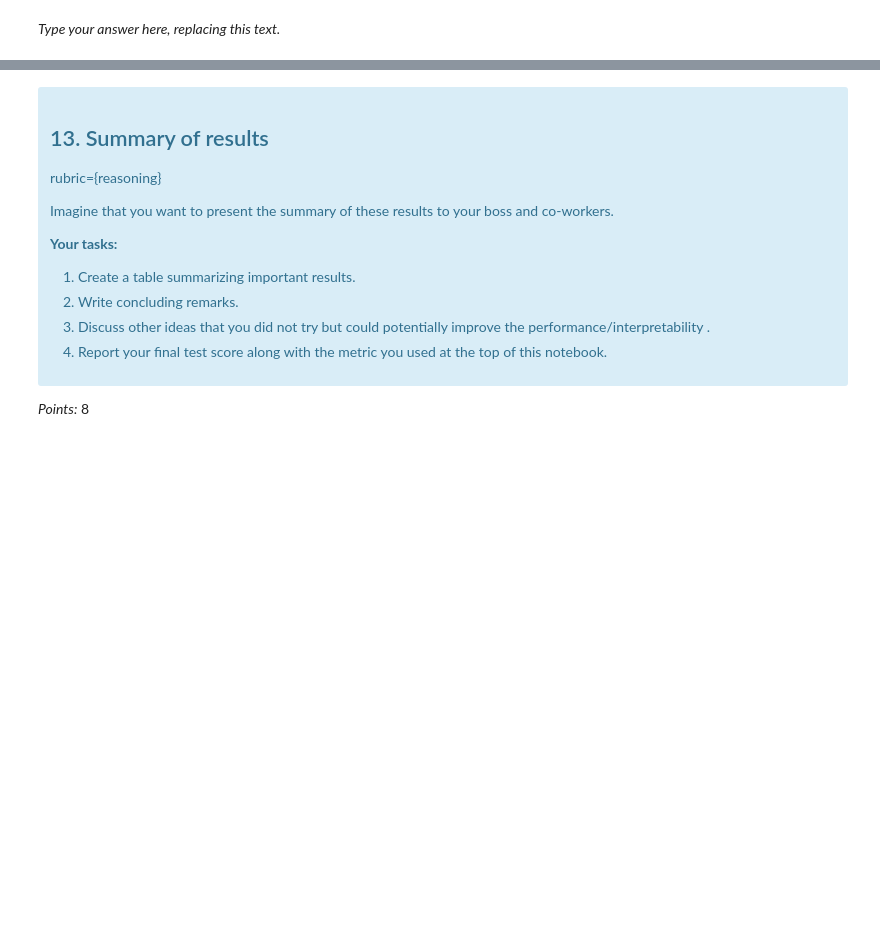
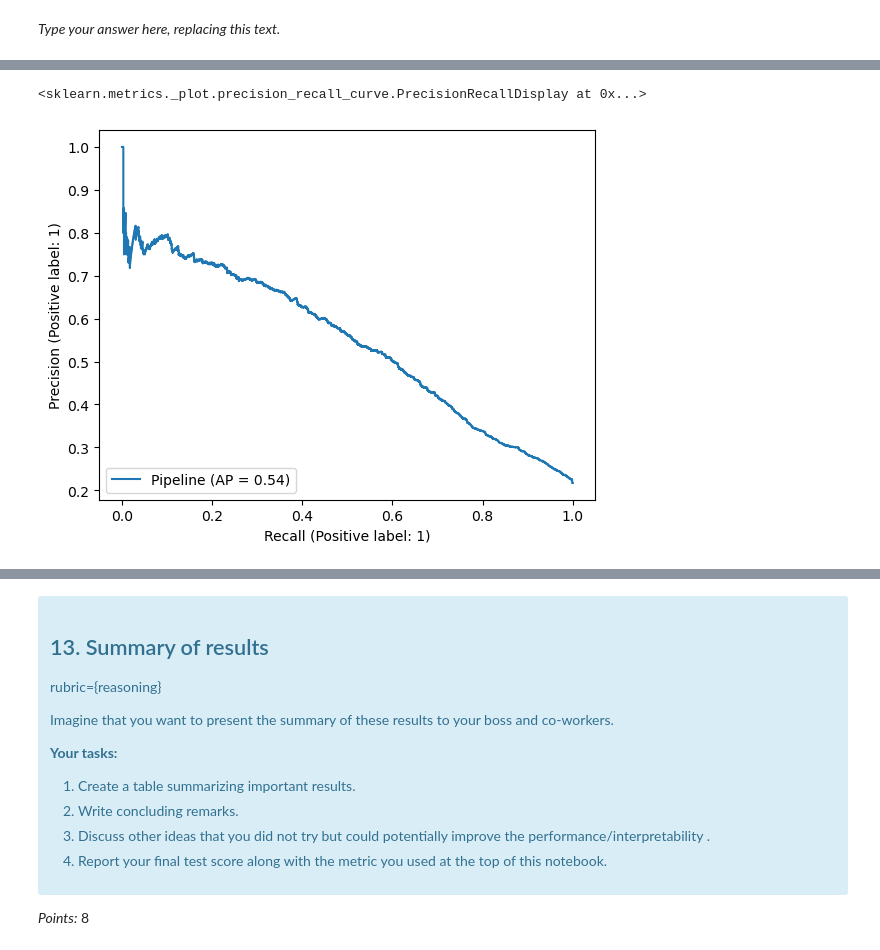
Before and after one commit to joeywwwu/573-lab4, a Jupyter notebook: lab4.ipynb, the cells around one changed output, grey strips where cells are left out. Saved outputs shown, nothing was run; the diff lists cells and outputs as text; code cells hidden in the pictures; blank space fills up the shorter version.

```diff
--- a/lab4.ipynb
+++ b/lab4.ipynb
@@ -661,0 +655,24 @@ _Type your answer here, replacing this text._
+# %%
+param_dist_rf = {
+    "randomforestclassifier__n_estimators": [10, 50, 100, 200],
+    "randomforestclassifier__max_depth": [None, 5, 10, 15, 20],
+    "randomforestclassifier__min_samples_split": [2, 5, 10, 20, 40],
+    "randomforestclassifier__max_features": [None, 'sqrt', 'log2'],
+    "randomforestclassifier__class_weight": [None, "balanced"]
+}
+
+random_forest_pipe = make_pipeline(preprocessor, RandomForestClassifier(random_state=0))
+
+random_search_rf = RandomizedSearchCV(
+    random_forest_pipe,
+    param_dist_rf,
+    n_jobs=-1,
+    n_iter=40,
+    cv=3,
+    scoring="f1",
+    return_train_score=True,
+    random_state=123
+)
+# %%
+random_search_rf.fit(X_train, y_train)
+random_search_rf.best_params_, random_search_rf.best_score_
@@ -750,0 +828,4 @@ _Type your answer here, replacing this text._
+# %%
+best_rf_pipe = make_pipeline(preprocessor, RandomForestClassifier(random_state=0)).set_params(**random_search_rf.best_params_)
+# %%
+best_rf_pipe.fit(X_train, y_train)
@@ -750,0 +870,5 @@ _Type your answer here, replacing this text._
+# %%
+PrecisionRecallDisplay.from_estimator(best_rf_pipe, X_test, y_test)
+# %% [output]
+<sklearn.metrics._plot.precision_recall_curve.PrecisionRecallDisplay at 0x...>
+[figure, added]
```
Also changed, not shown: parts of 48 cells of this notebook, 1 other file.
